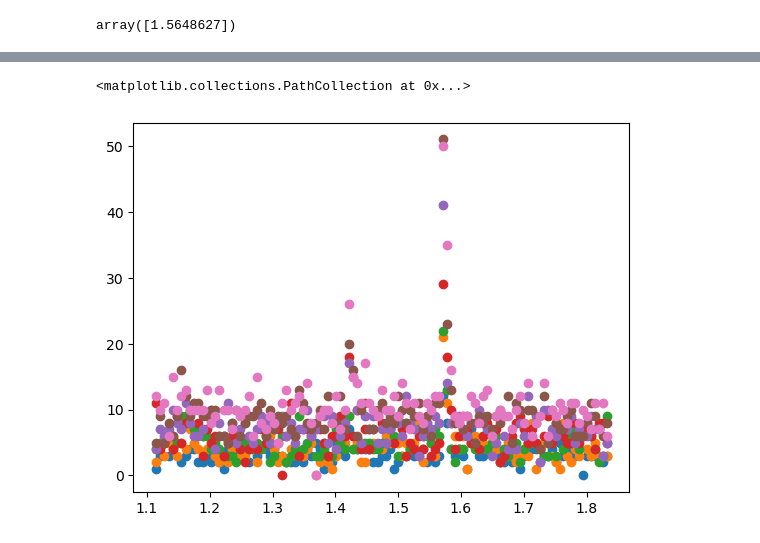
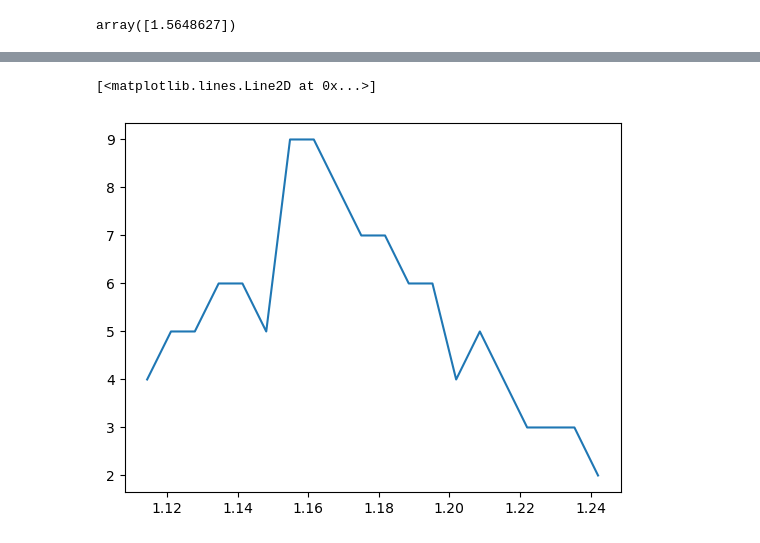
Before and after one commit to QuantumPower4/LabIntermedio2024-2, a Jupyter notebook: Rayos X/Rayos_X.ipynb, the cells around one changed output, grey strips where cells are left out. Cells and saved outputs as stored; diff of their text form; code cells hidden in the pictures.

Commit message:
graphs

```diff
--- a/Rayos X/Rayos_X.ipynb
+++ b/Rayos X/Rayos_X.ipynb
@@ -214,7 +214,7 @@ for i in range(len(best_orden2x)):
         orden2x_1.append(best_orden2x[i])
         orden2y_1.append(best_orden2y[i])
 
-    if 1.5 <= best_orden2x[i] < 1.57:
+    if 1.51 <= best_orden2x[i] < 1.58:
 
         orden2x_2.append(best_orden2x[i])
         orden2y_2.append(best_orden2y[i])
@@ -1126,11 +1164,11 @@ array([12., 10., 11.,  6., 15., 10., 12., 13., 10., 10., 10., 10., 13.,
 # %%
-plt.scatter(act41_long,act41_23)
-plt.scatter(act41_long,act41_25)
-plt.scatter(act41_long,act41_27)
-plt.scatter(act41_long,act41_29)
-plt.scatter(act41_long,act41_31)
-plt.scatter(act41_long,act41_33)
-plt.scatter(act41_long,act41_35)
+#plt.plot(act41_long[0:20],act41_23[0:20]) #slice minimum wavelenght: [35:55]
+#plt.plot(act41_long[0:20],act41_25[0:20])
+plt.plot(act41_long[0:20],act41_27[0:20])
+#plt.plot(act41_long[0:20],act41_29[0:20])
+#plt.plot(act41_long[0:20],act41_31[0:20])
+#plt.plot(act41_long[0:20],act41_33[0:20])
+#plt.plot(act41_long[0:20],act41_35[0:20])
 # %% [output]
-<matplotlib.collections.PathCollection at 0x...>
+[<matplotlib.lines.Line2D at 0x...>]
-[figure, old version]
+[figure, new version]
```
Also changed, not shown: parts of 49 cells of this notebook, 10 other files.
